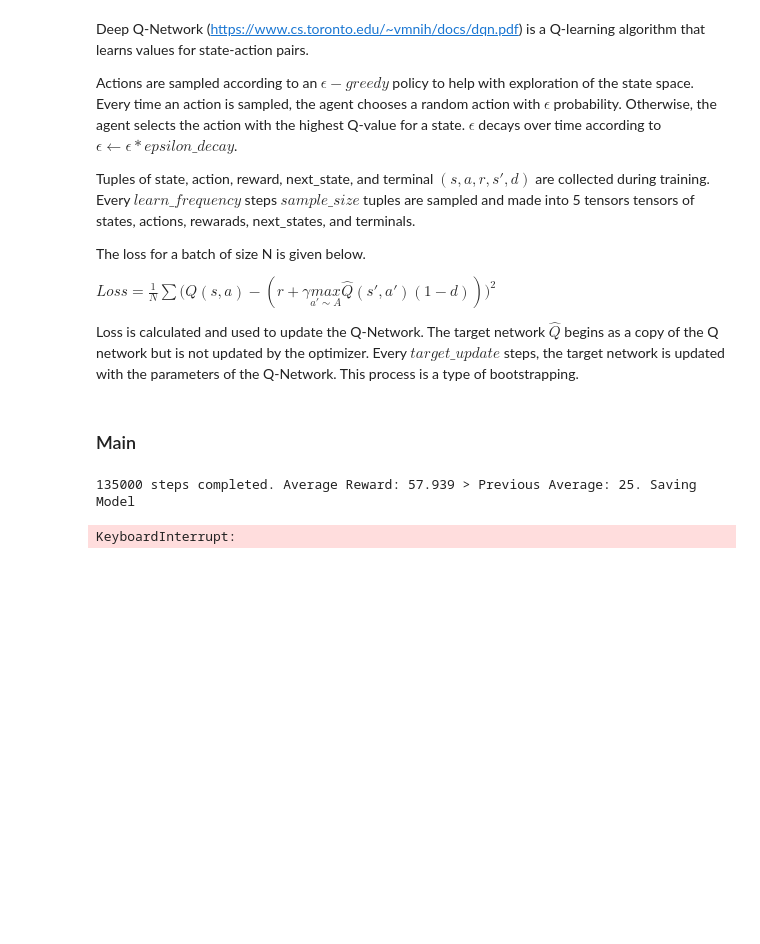
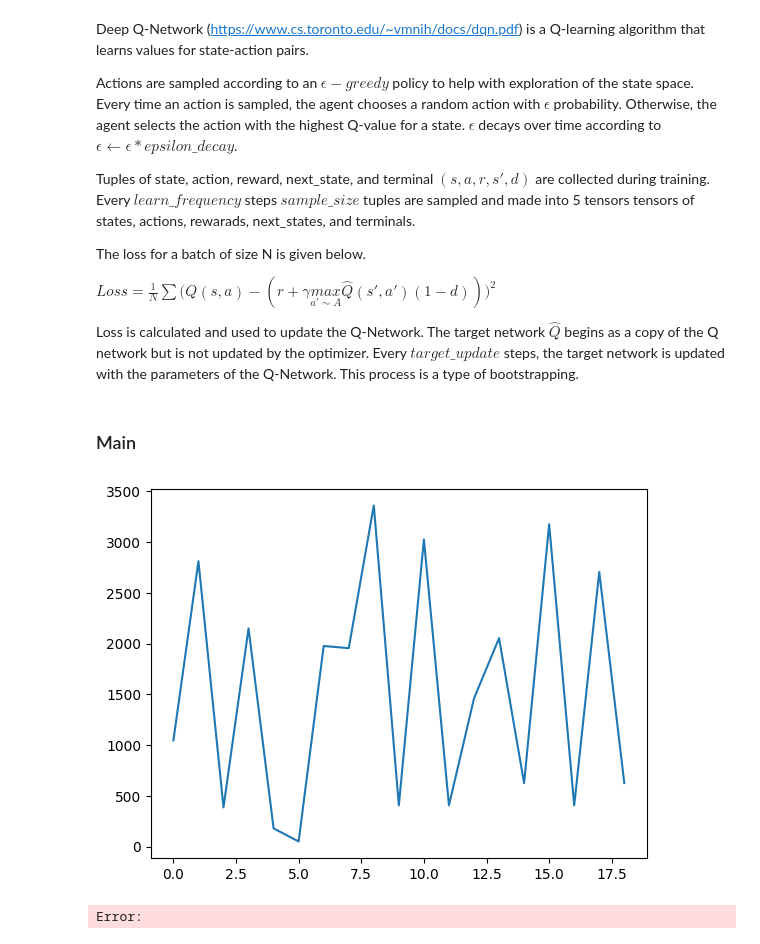
Before and after one commit to curtiscjohnson/self-driving-cars, a Jupyter notebook: DeepRL.ipynb, the cells around one changed output. Cells and saved outputs as stored; diff of their text form; code cells hidden in the pictures; blank space fills up the shorter version.

```diff
--- a/DeepRL.ipynb
+++ b/DeepRL.ipynb
@@ -167,14 +167,8 @@ class TrainingStats():
         self.curr_episode_len += 1
 
     def see_results(self):
-        # plt.subplot(121)
-        # plt.plot(self.reward_results_dqn[0::100])
-        # plt.xlabel("Episode Number")
-        # plt.ylabel("Reward for the Episode")
-        # plt.title("Training Rewards")
-
         plt.subplot(111)
-        plt.plot(self.episode_lengths[0::100])
+        plt.plot(self.episode_lengths)
         plt.xlabel("Episode Number")
         plt.ylabel("Steps in Episode")
         plt.title("Episode Lengths")
@@ -187,7 +181,7 @@ class TrainingStats():
 
 
 
-def validate_model(trained_model, action_space, pause_time=0.001, val_episodes=100):
+def validate_model(trained_model, action_space, pause_time=0.001, val_episodes=100, display=False):
     episode_lengths = []
 
     for val_episode in range(1, val_episodes):
@@ -204,7 +198,7 @@ def validate_model(trained_model, action_space, pause_time=0.001, val_episodes=1
                 action_idx = trained_model(frame).max(1)[1].view(1, 1)
 
             # Take step
-            observation, reward, done = sim.step(steer=action_space[action_idx], speed=1.5, display=True, validate=True)
+            observation, reward, done = sim.step(steer=action_space[action_idx], speed=1.5, display=display, validate=False)
             next_frame = torch.tensor(observation, dtype=torch.float32).unsqueeze(0).cuda()
 
             frame = next_frame  # Set current frame
@@ -326,35 +336,22 @@ def load_model(action_size, PATH):
 # %%
-# Hyper parameters
-########################################################################
-ts = TrainingStats(SAVE_FREQUENCY=1000)
-episodes = 40000
-# action_space = [-30,-20,-10,0,10,20,30]
-action_space = [-30,-15,0,15,30]                        # CHANGED FROM LEN 2->5
-lr = 0.00025
-EPSILON_DECAY = .9999
-
-START_TRAINING = 200
-MAX_EPISODE_LENGTH = 10000
-LEARN_FREQUENCY = 3
-TARGET_UPDATE = 2000
-BATCH_SIZE = 32
-SAVE_PATH = './rl_models/5actions_learnFreq_'
+# Train Model
 #############################################################################
 start = time.time()
 trained_model, ts = dqn_main(ts, episodes, action_space, lr, EPSILON_DECAY, START_TRAINING, MAX_EPISODE_LENGTH, LEARN_FREQUENCY, TARGET_UPDATE, BATCH_SIZE, SAVE_PATH)
 end = time.time()
-save_model(trained_model, f'{SAVE_PATH}final_model')
+save_model(trained_model, f'{SAVE_PATH}finalmodel')
 ts.see_results()
 print(f"Total Training Time: {(end-start)/60} min")
 ##############################################################################
-# %% [output]
-135000 steps completed. Average Reward: 57.939 > Previous Average: 25. Saving Model
 # %%
+# Validate Model
 # model = load_model(2, './rl_models/5actions_learnFreq_2169.pt')
 # model = load_model(2, './rl_models/working_model.pt')
-model = load_model(2, './rl_models/working_2actmodel.pt')
+
+action_space = [-30, 30]
+model = load_model(len(action_space), './rl_models/working_2actmodel.pt')
 
 
-validate_model(model, [-30,30], pause_time=0.0, val_episodes=2)
+validate_model(model, action_space, pause_time=0.0, val_episodes=20, display=True)
 # %% [output]
-KeyboardInterrupt:
+[figure, added]
@@ -371,0 +358,13 @@ Next Steps:
+# %%
+"""
+Next Steps:
+    - speeding up the tutorial code wouldn't hurt
+    - Get it to train on a more complicated (random?) map
+
+Next Next Steps:
+    - apply control input for 2+ frames?
+    - we are still not stacking images as input to the network
+
+"""
+# %% [output]
+Error:
```
Also changed, not shown: parts of 3 cells of this notebook, 2 other files.
